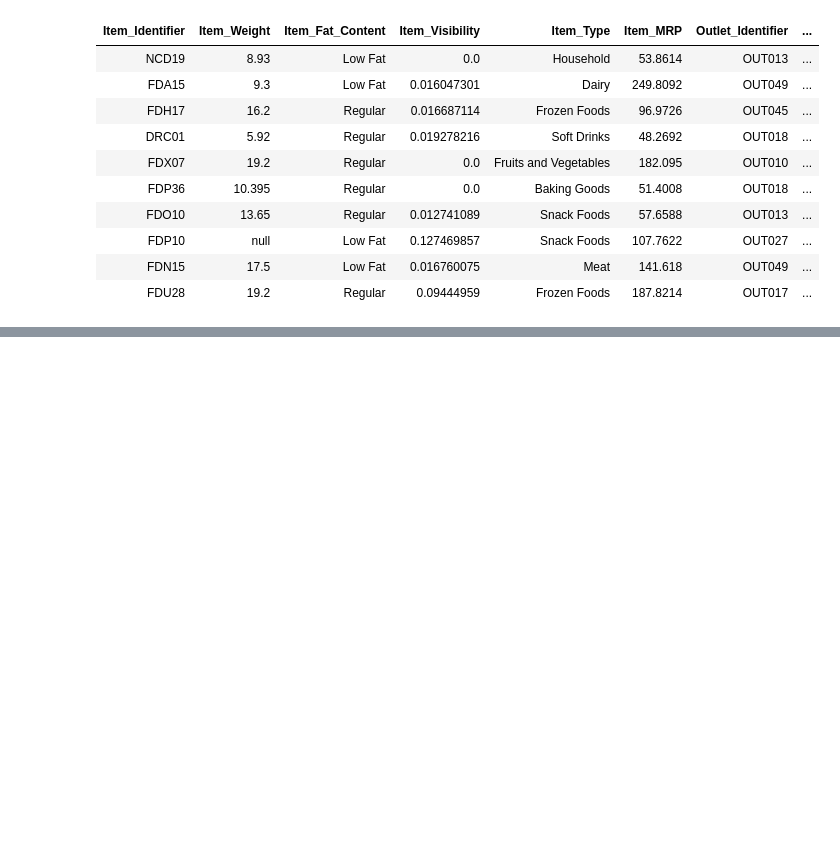
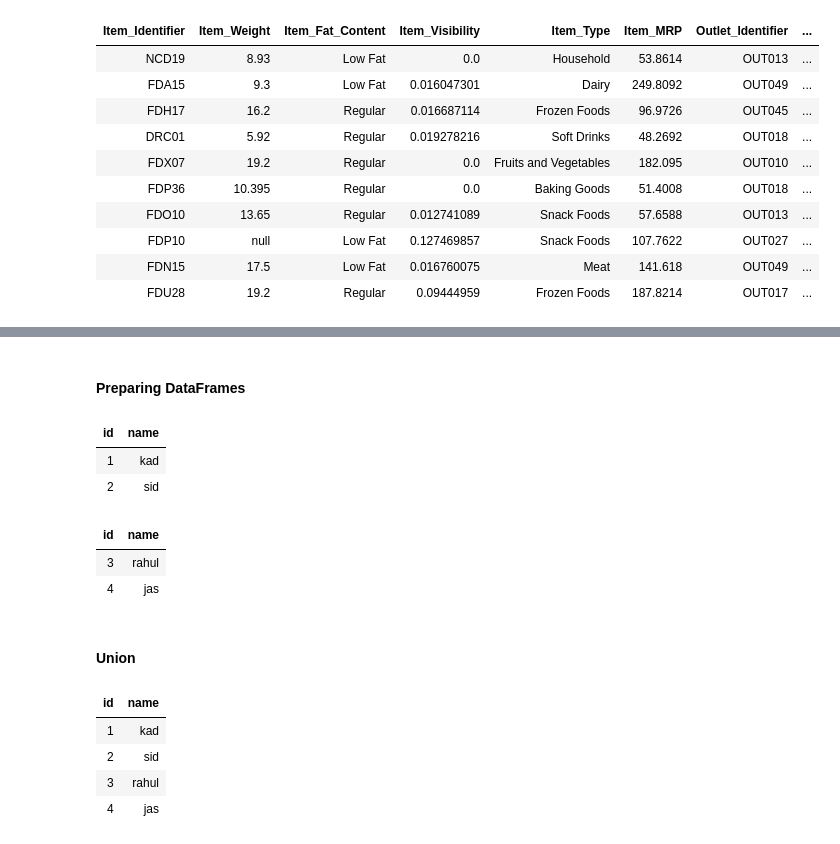
Before and after one commit to lahusawant/Documents, a Jupyter notebook: 01_Tutorial.ipynb, the cells around one changed output, grey strips where cells are left out. Saved outputs shown, nothing was run; the diff lists cells and outputs as text; code cells hidden in the pictures; blank space fills up the shorter version.

```diff
--- a/01_Tutorial.ipynb
+++ b/01_Tutorial.ipynb
@@ -576,0 +579,39 @@ df_csv_1.distinct().limit(10).display()
+# %% [markdown]
+#### Preparing DataFrames
+# %%
+data1 = [('1','kad'),('2','sid')]
+schema1 = 'id STRING, name STRING'
+
+df1 = spark.createDataFrame(data1,schema1)
+
+data2 = [('3','rahul'),('4','jas')]
+schema2 = 'id STRING, name STRING'
+
+df2 = spark.createDataFrame(data2,schema2)
+
+data3 = [('kad','1'),('sid','2')]
+schema3 = 'name STRING, id STRING'
+
+df3 = spark.createDataFrame(data3,schema3)
+# %%
+df1.display()
+# %% [output]
+| id | name |
+| 1 | kad |
+| 2 | sid |
+# %%
+df2.display()
+# %% [output]
+| id | name |
+| 3 | rahul |
+| 4 | jas |
+# %% [markdown]
+#### Union
+# %%
+df1.union(df2).display()
+# %% [output]
+| id | name |
+| 1 | kad |
+| 2 | sid |
+| 3 | rahul |
+| 4 | jas |
```
Also changed, not shown: parts of 35 cells of this notebook.
